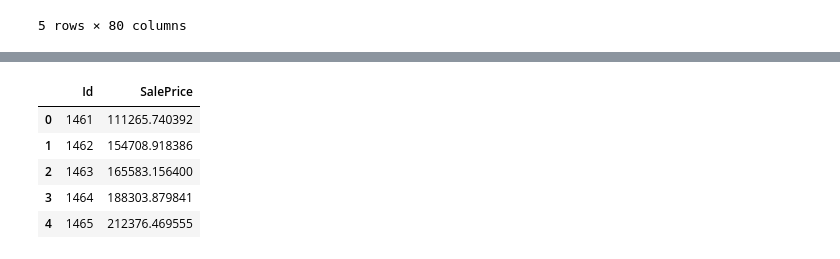
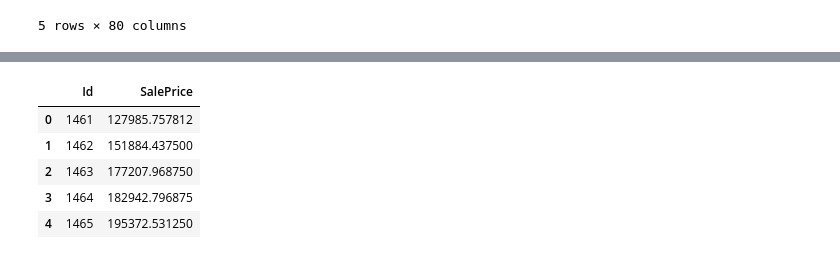
Before and after one commit to bcvilnrotter/kaggle-repos, a Jupyter notebook: house-prices-advanced-regression-techniques.ipynb, the cells around one changed output, grey strips where cells are left out. Cells and saved outputs as stored; diff of their text form; code cells hidden in the pictures.

```diff
--- a/house-prices-advanced-regression-techniques.ipynb
+++ b/house-prices-advanced-regression-techniques.ipynb
@@ -396,5 +411,14 @@ abacuss = {
     },
     'xgbregressor_page':{
         'model':XGBRegressor()
+    },
+    'gradientregressor_page':{
+        'model':GradientBoostingRegressor()
+    },
+    'tensorflow_random_forest_page':{
+        'model':tfdf.keras.RandomForestModel(
+            hyperparameter_template="benchmark_rank1",
+            task=tfdf.keras.Task.REGRESSION
+        )
     }
 } # This should house other dictionaries that contain information related to models and their specific metrics (like scoring)
@@ -625,9 +721,10 @@ test.head()
 # Expand the columns in the same was as was done by the training data
 #for column in column_exploder_list:
 #    test = manual_encode_feature(test,column)
-test = manual_expand_features(test)
+#test = manual_expand_features(test)
+test_dataset_tf = tfdf.keras.pd_dataframe_to_tf_dataset(test,task=tfdf.keras.Task.REGRESSION)
 # %%
-test = test.reindex(columns=homeprices_train.columns,fill_value=0)
+#test = test.reindex(columns=homeprices_train.columns,fill_value=0)
 # %%
 with pd.option_context('display.max_rows',None,'display.max_columns',None):
     print(f"{test.columns}")
@@ -644,7 +751,7 @@ Index(['Id', 'MSSubClass', 'LotFrontage', 'LotArea', 'OverallQual',
 # Make predictions and build the submission dictionary
 submission = pd.DataFrame({
     'Id':test['Id'],
-    'SalePrice':model_scores['lasso_page baseline']['pipeline'].predict(test).flatten()
+    'SalePrice':abacuss['tensorflow_random_forest_page']['model'].predict(test_dataset_tf).flatten()
 })
 submission.head()
 # %% [output]
@@ -651,9 +759,9 @@ submission.head()
 |  | Id | SalePrice |
-| 0 | 1461 | 111265.740392 |
-| 1 | 1462 | 154708.918386 |
-| 2 | 1463 | 165583.156400 |
-| 3 | 1464 | 188303.879841 |
-| 4 | 1465 | 212376.469555 |
+| 0 | 1461 | 127985.757812 |
+| 1 | 1462 | 151884.437500 |
+| 2 | 1463 | 177207.968750 |
+| 3 | 1464 | 182942.796875 |
+| 4 | 1465 | 195372.531250 |
 # %%
 # Save the submission data to csv
 submission.to_csv('submission.csv',index=False)
```
Also changed, not shown: parts of 24 cells of this notebook.
